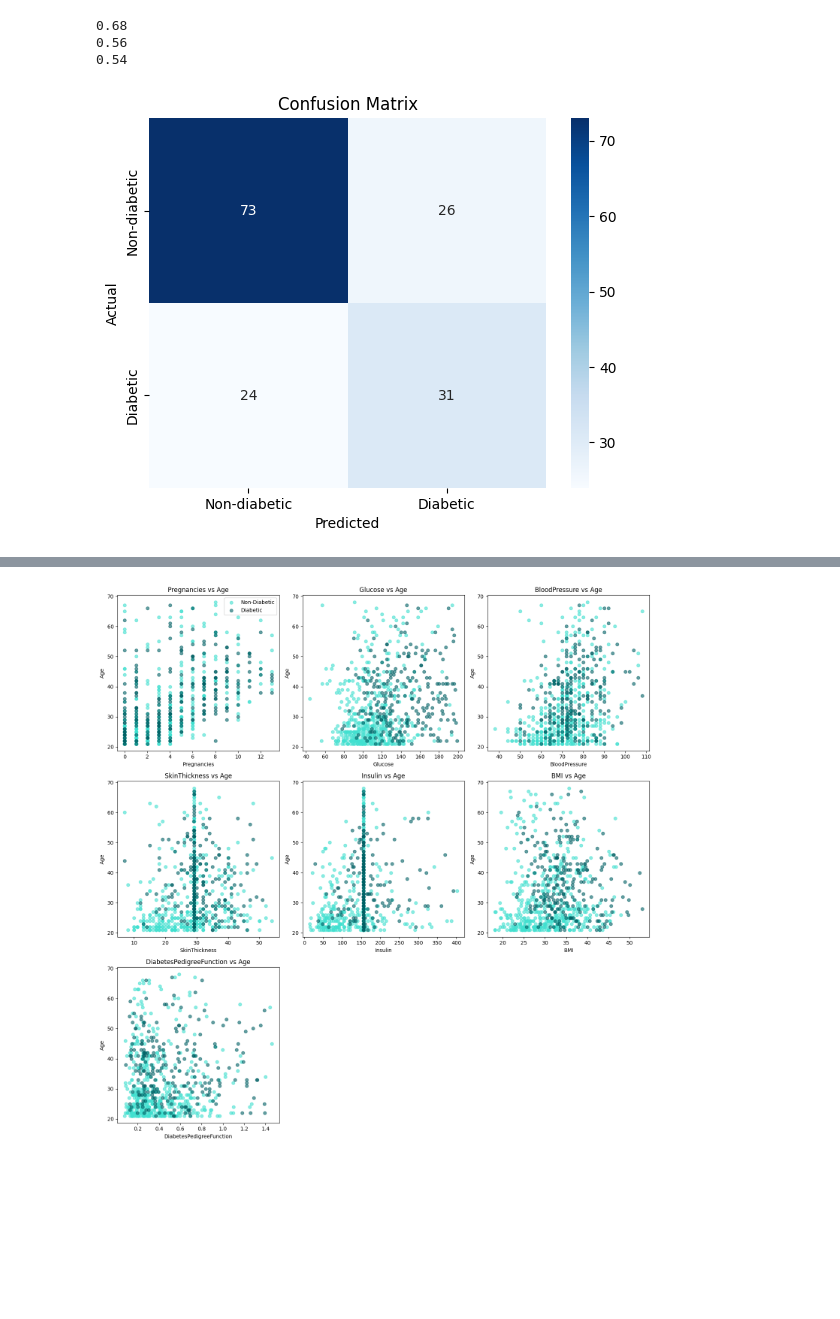
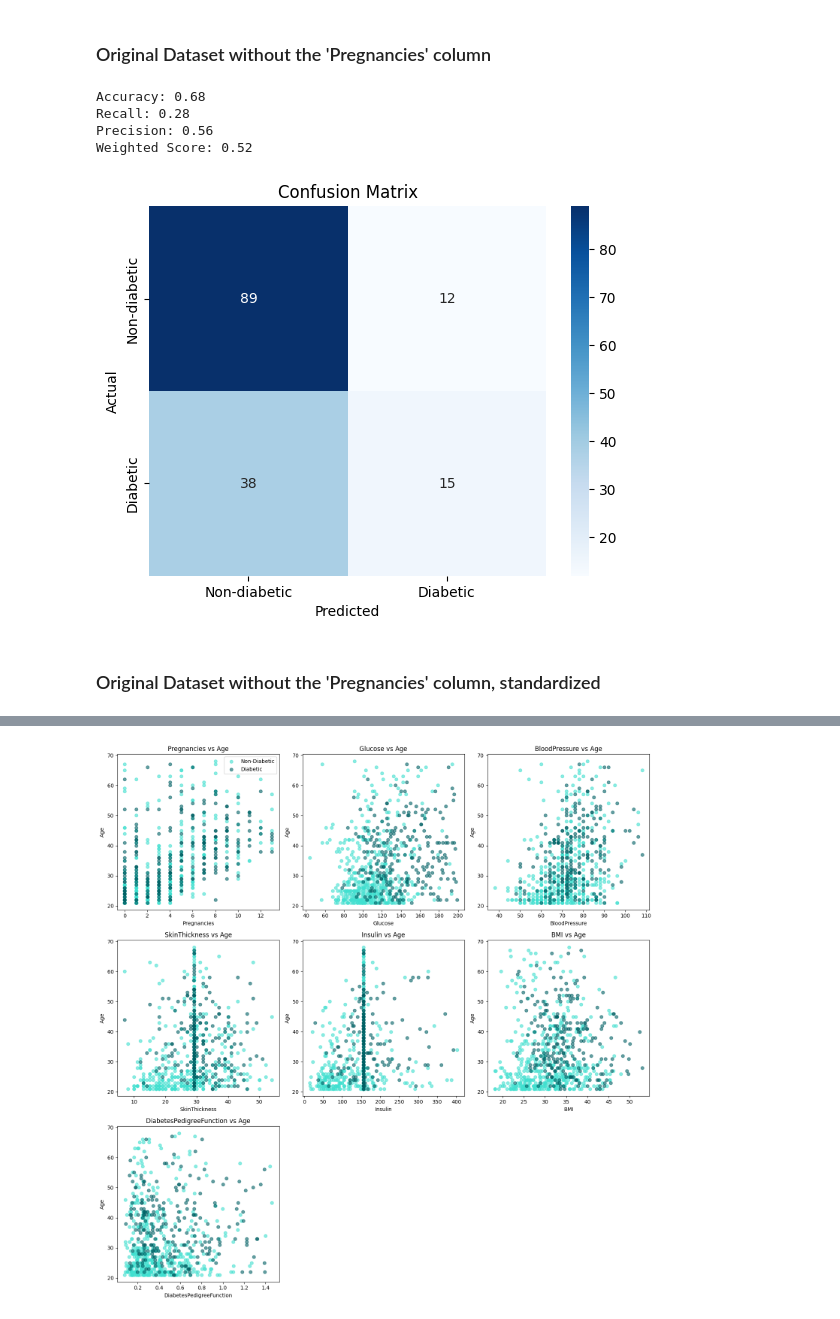
Before and after one commit to TheCsarbeat/proyecto1-IA, a Jupyter notebook: nn.ipynb, the cells around one changed output, grey strips where cells are left out. Saved outputs shown, nothing was run; the diff lists cells and outputs as text; code cells hidden in the pictures; blank space fills up the shorter version.

Commit message:
diabetes dataset neural network training complete

```diff
--- a/nn.ipynb
+++ b/nn.ipynb
@@ -72,0 +132,33 @@ plot_confusion_matrix(y_test, y_pred)
+# %%
+from sklearn.model_selection import train_test_split
+from sklearn.neural_network import MLPClassifier
+from sklearn.metrics import accuracy_score, recall_score, precision_score
+from sklearn.preprocessing import StandardScaler
+
+# Split the data into training and testing sets
+X = df_diabetes.drop('Outcome', axis=1)
+y = df_diabetes['Outcome']
+X_train, X_test, y_train, y_test = train_test_split(X, y, test_size=0.2, random_state=20)
+
+scaler_std = StandardScaler()
+X_train_std = scaler_std.fit_transform(X_train)
+X_test_std = scaler_std.transform(X_test)
+
+# Train the neural network
+nn_model = MLPClassifier(random_state=42)
+nn_model.fit(X_train_std, y_train)
+
+# Test the model and calculate accuracy, recall, and precision
+y_pred = nn_model.predict(X_test_std)
+accuracy = accuracy_score(y_test, y_pred)
+recall = recall_score(y_test, y_pred)
+precision = precision_score(y_test, y_pred)
+
+print("Accuracy:", round(accuracy, 2))
+print("Recall:", round(recall, 2))
+print("Precision:", round(precision, 2))
+print("Weighted Score:", round(calculate_weighted_score(accuracy, recall, precision), 2))
+
+nn_metrics.append(["Original dataset, standardized", accuracy, precision, recall, calculate_weighted_score(accuracy, recall, precision)])
+
+plot_confusion_matrix(y_test, y_pred)
@@ -73,28 +174,36 @@ plot_confusion_matrix(y_test, y_pred)
+# %% [markdown]
+### Original Dataset without the 'Pregnancies' column
 # %%
 # Split the data into training and testing sets
 X = df_diabetes.drop(['Outcome', 'Pregnancies'], axis=1)
 y = df_diabetes['Outcome']
-X_train, X_test, y_train, y_test = train_test_split(X, y, test_size=0.2, random_state=42)
+X_train, X_test, y_train, y_test = train_test_split(X, y, test_size=0.2, random_state=20)
 
 
 # Train the neural network
 nn_model = MLPClassifier(random_state=42)
 nn_model.fit(X_train, y_train)
 
 # Test the model and calculate accuracy, recall, and precision
 y_pred = nn_model.predict(X_test)
 accuracy = accuracy_score(y_test, y_pred)
 recall = recall_score(y_test, y_pred)
 precision = precision_score(y_test, y_pred)
 
-print(round(accuracy, 2))
-print(round(recall, 2))
-print(round(precision, 2))
+print("Accuracy:", round(accuracy, 2))
+print("Recall:", round(recall, 2))
+print("Precision:", round(precision, 2))
+print("Weighted Score:", round(calculate_weighted_score(accuracy, recall, precision), 2))
+
+nn_metrics.append(["No Pregnancies dataset", accuracy, precision, recall, calculate_weighted_score(accuracy, recall, precision)])
 
 plot_confusion_matrix(y_test, y_pred)
 # %% [output]
-0.68
-0.56
-0.54
+Accuracy: 0.68
+Recall: 0.28
+Precision: 0.56
+Weighted Score: 0.52
-[figure, old version]
+[figure, new version]
+# %% [markdown]
+### Original Dataset without the 'Pregnancies' column, standardized
 # %%
```
Also changed, not shown: parts of 55 cells of this notebook.
